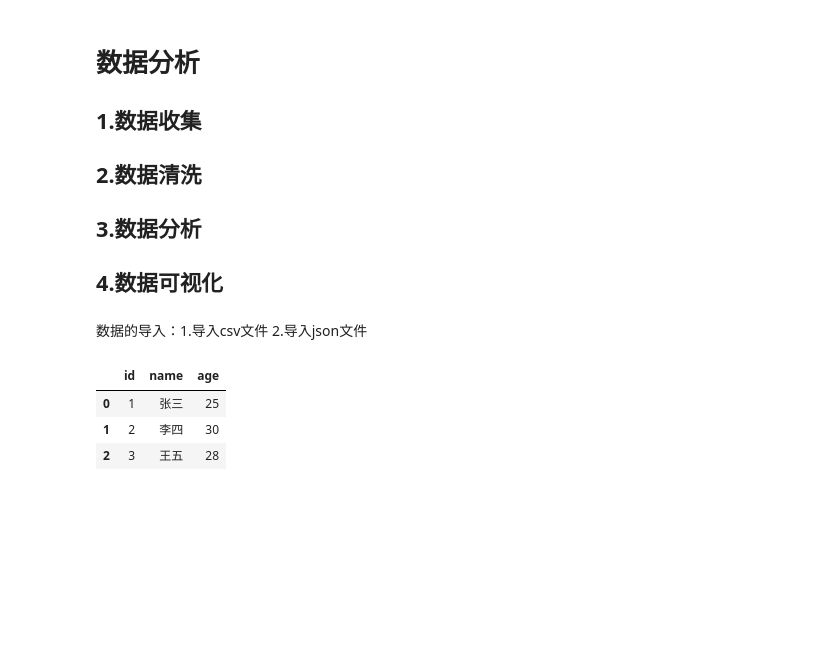
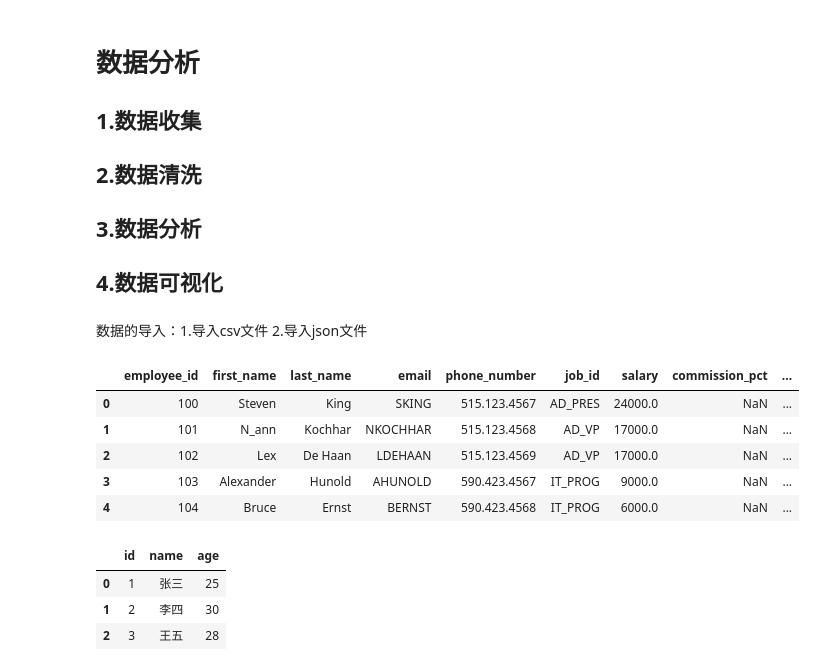
Before and after one commit to yoruLearn/data_analysis, a Jupyter notebook: note/3.数据分析.ipynb, the cells around one changed output. Saved outputs shown, nothing was run; the diff lists cells and outputs as text; code cells hidden in the pictures; blank space fills up the shorter version.

```diff
--- a/note/3.数据分析.ipynb
+++ b/note/3.数据分析.ipynb
@@ -7,8 +7,16 @@
 # %% [markdown]
 数据的导入：1.导入csv文件 2.导入json文件
 # %%
-import os
+from pathlib import Path
+import pandas as pd
 
-import numpy as np
-
-os.chdir(r'/')
+DATA = Path(r'C:\Users\21471\PycharmProjects\JupyterProject\data')
+df = pd.read_csv(DATA / 'employees.csv')
+df.head()
+# %% [output]
+|  | employee_id | first_name | last_name | email | phone_number | job_id | salary | commission_pct | ... |
+| 0 | 100 | Steven | King | SKING | 515.123.4567 | AD_PRES | 24000.0 | NaN | ... |
+| 1 | 101 | N_ann | Kochhar | NKOCHHAR | 515.123.4568 | AD_VP | 17000.0 | NaN | ... |
+| 2 | 102 | Lex | De Haan | LDEHAAN | 515.123.4569 | AD_VP | 17000.0 | NaN | ... |
+| 3 | 103 | Alexander | Hunold | AHUNOLD | 590.423.4567 | IT_PROG | 9000.0 | NaN | ... |
+| 4 | 104 | Bruce | Ernst | BERNST | 590.423.4568 | IT_PROG | 6000.0 | NaN | ... |
```
Also changed, not shown: parts of 25 cells of this notebook.
